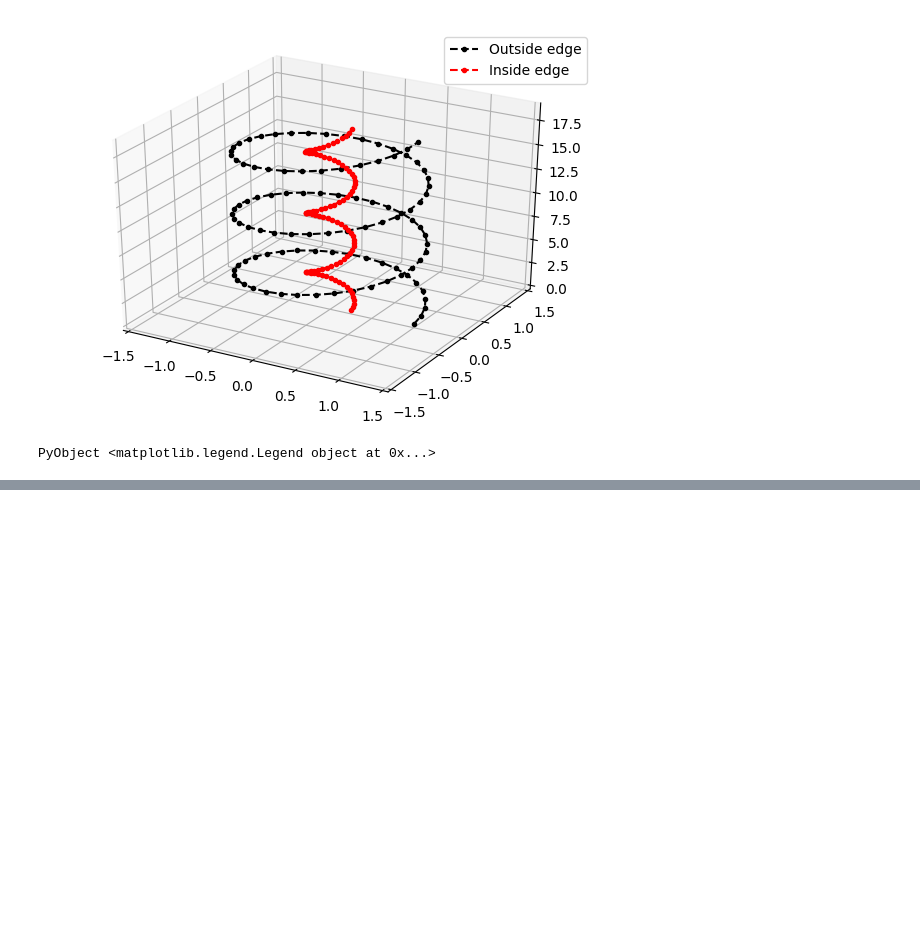
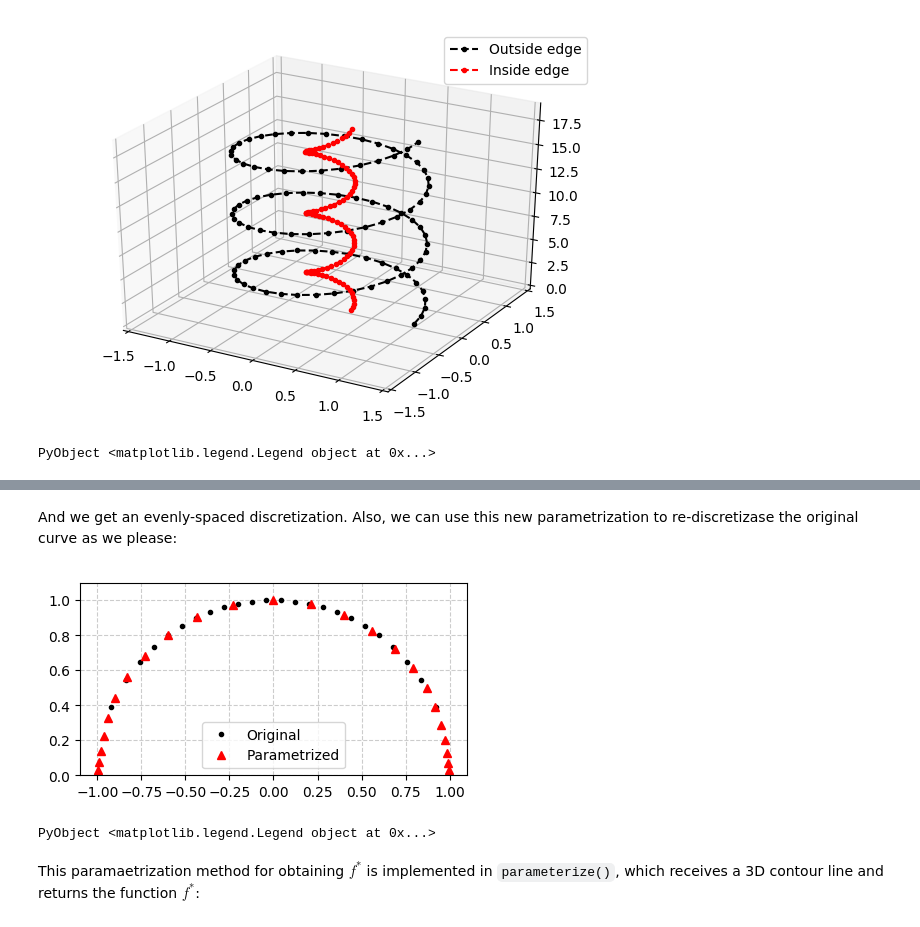
Before and after one commit to byuflowlab/GeometricTools.jl, a Jupyter notebook: docs/Documentation.ipynb, the cells around one changed output, grey strips where cells are left out. Saved outputs shown, nothing was run; the diff lists cells and outputs as text; code cells hidden in the pictures; blank space fills up the shorter version.

```diff
--- a/docs/Documentation.ipynb
+++ b/docs/Documentation.ipynb
@@ -149,0 +319,13 @@ PyObject <matplotlib.legend.Legend object at 0x...>
+# %% [markdown]
+And we get an evenly-spaced discretization. Also, we can use this new parametrization to re-discretizase the original curve as we please:
+# %%
+
+# Finer discretization at the ends
+points4 = vtk.discretize(fstar, 0, 1, 25, 8.0; central=true)
+plot3(points; label="Original", style=".k")
+plot3(points4; label="Parametrized", style="^r")
+# %% [output]
+[figure, added]
+PyObject <matplotlib.legend.Legend object at 0x...>
+# %% [markdown]
+This paramaetrization method for obtaining $f^*$ is implemented in `parameterize()`, which receives a 3D contour line and returns the function $f^*$:
```
Also changed, not shown: parts of 22 cells of this notebook, 5 other files.
